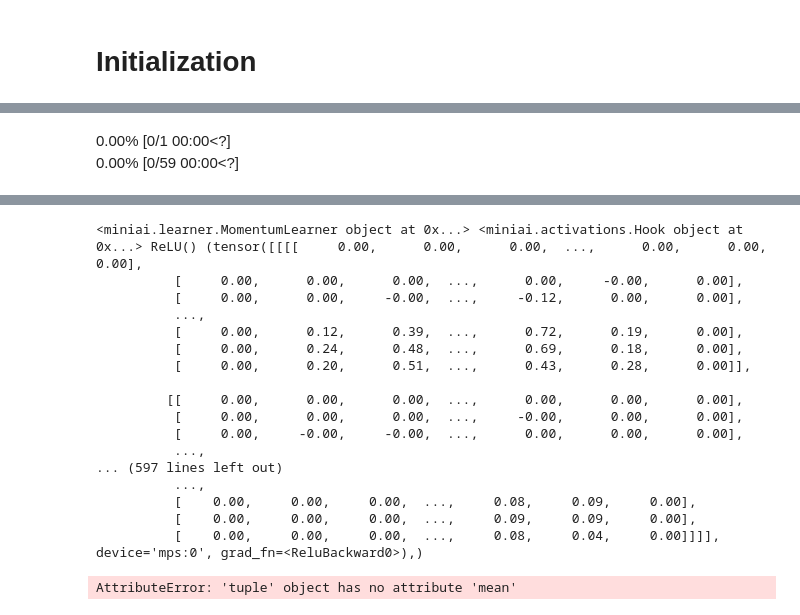
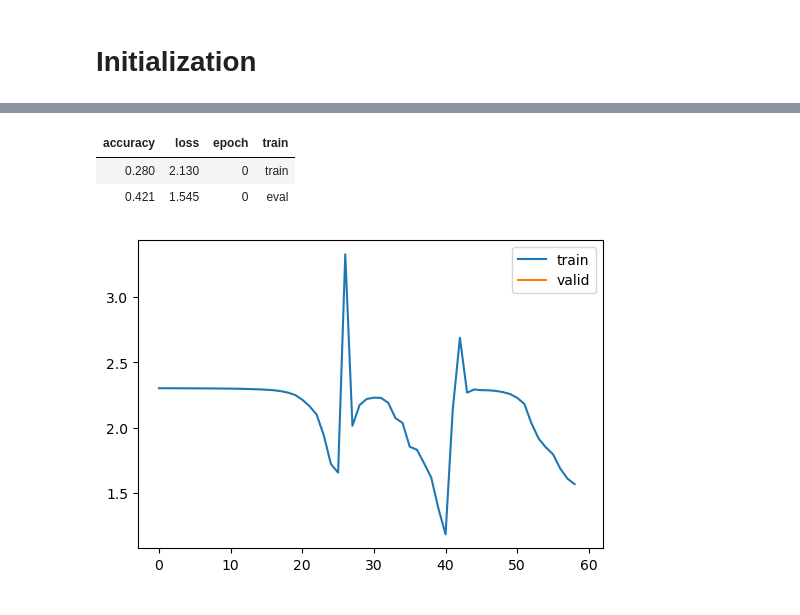
Before and after one commit to 11carlesnavarro/mini-diffusers, a Jupyter notebook: ntbs/11_initializing.ipynb, the cells around one changed output, grey strips where cells are left out. Drawn from its saved outputs; the diff is of its cells as text; code cells hidden in the pictures.

```diff
--- a/ntbs/11_initializing.ipynb
+++ b/ntbs/11_initializing.ipynb
@@ -65,6 +57,5 @@ xb.shape, yb[:10]
 # %%
 def get_model():
-    return nn.Sequential(conv(1,8), conv(8, 16), conv(16, 32), conv(32, 64),
-                         conv(64, 10, act=False), nn.Flatten()).to(def_device)
+    return nn.Sequential(conv(1 ,8), conv(8 ,16), conv(16,32), conv(32,64), conv(64,10, act=False), nn.Flatten()).to(def_device)
 # %%
-MomentumLearner(get_model(), dls, F.cross_entropy, cbs=[DeviceCB()]).lr_find(gamma=1.1, start_lr=1e-2)
+#MomentumLearner(get_model(), dls, F.cross_entropy, cbs=[DeviceCB()]).lr_find(gamma=1.1, start_lr=1e-2)
@@ -77,7 +65,5 @@ astats = ActivationStats(fc.risinstance(nn.ReLU))
 cbs = [DeviceCB(), metrics, ProgressCB(plot=True), astats]
 learn = MomentumLearner(get_model(), dls, F.cross_entropy, lr=0.2, cbs=cbs)
 # %%
-learn.fit()
+learn.fit(1)
 # %% [output]
-0.00% [0/1 00:00<?]
-0.00% [0/59 00:00<?]
@@ -85,18 +70,4 @@ learn.fit()
-<miniai.learner.MomentumLearner object at 0x...> <miniai.activations.Hook object at 0x...> ReLU() (tensor([[[[     0.00,      0.00,      0.00,  ...,      0.00,      0.00,      0.00],
-          [     0.00,      0.00,      0.00,  ...,      0.00,     -0.00,      0.00],
-          [     0.00,      0.00,     -0.00,  ...,     -0.12,      0.00,      0.00],
-          ...,
-          [     0.00,      0.12,      0.39,  ...,      0.72,      0.19,      0.00],
-          [     0.00,      0.24,      0.48,  ...,      0.69,      0.18,      0.00],
-          [     0.00,      0.20,      0.51,  ...,      0.43,      0.28,      0.00]],
-
-         [[     0.00,      0.00,      0.00,  ...,      0.00,      0.00,      0.00],
-          [     0.00,      0.00,      0.00,  ...,     -0.00,      0.00,      0.00],
-          [     0.00,     -0.00,     -0.00,  ...,      0.00,      0.00,      0.00],
-          ...,
-... (597 lines left out)
-          ...,
-          [    0.00,     0.00,     0.00,  ...,     0.08,     0.09,     0.00],
-          [    0.00,     0.00,     0.00,  ...,     0.09,     0.09,     0.00],
-          [    0.00,     0.00,     0.00,  ...,     0.08,     0.04,     0.00]]]], device='mps:0', grad_fn=<ReluBackward0>),)
-AttributeError: 'tuple' object has no attribute 'mean'
+| accuracy | loss | epoch | train |
+| 0.280 | 2.130 | 0 | train |
+| 0.421 | 1.545 | 0 | eval |
+[figure, added]
```
Also changed, not shown: parts of 25 cells of this notebook, 9 other files.
